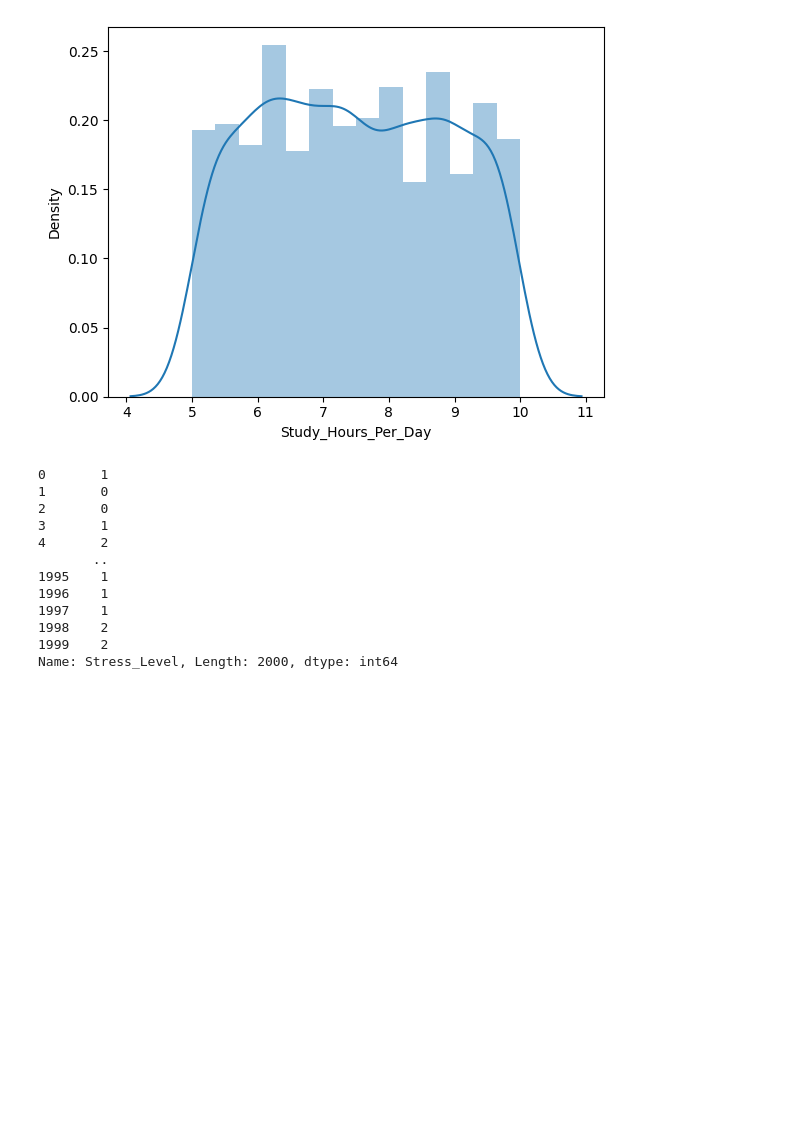
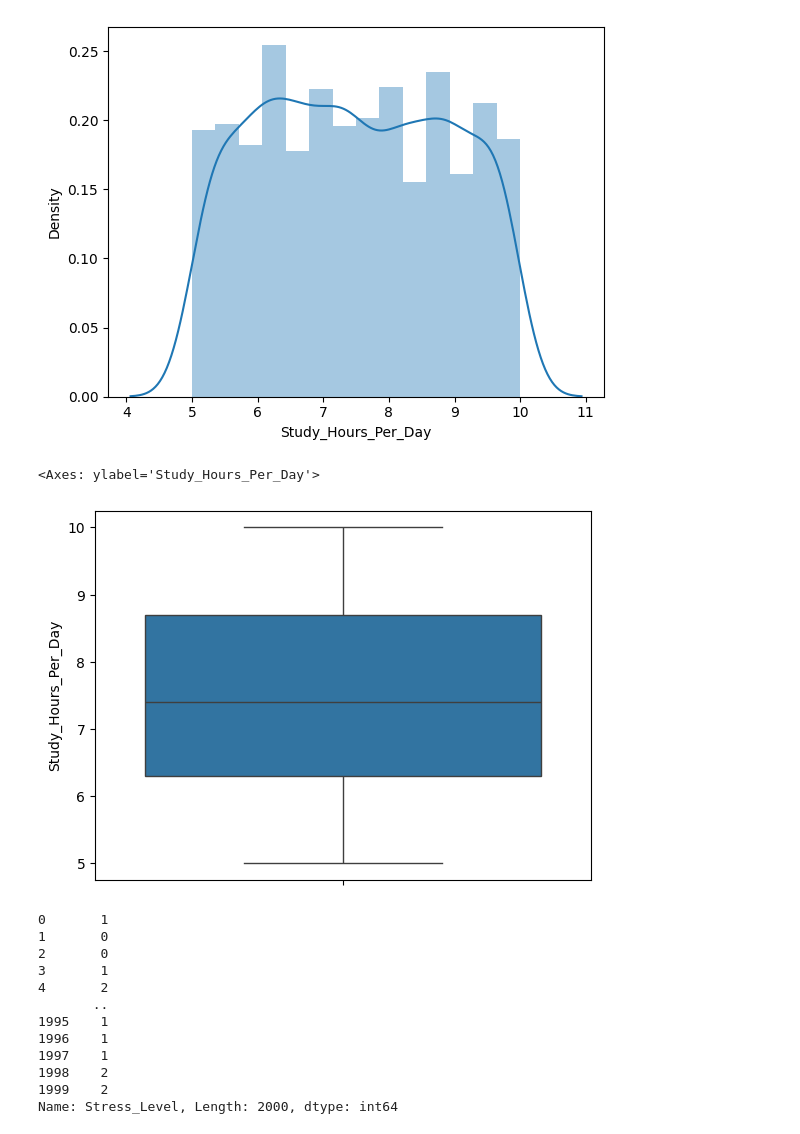
Before and after one commit to shivam-kumar3/Complete-Machine-Learning-NLP-Bootcamp-MLOPS-Deployment, a Jupyter notebook: EDA/EDA.ipynb, the cells around one changed output. Drawn from its saved outputs; the diff is of its cells as text; code cells hidden in the pictures; blank space fills up the shorter version.

```diff
--- a/EDA/EDA.ipynb
+++ b/EDA/EDA.ipynb
@@ -189,3 +191,8 @@ for i in df.columns:
+# %%
+sns.boxplot(df['Study_Hours_Per_Day'])
+# %% [output]
+<Axes: ylabel='Study_Hours_Per_Day'>
+[figure, added]
 # %%
 from sklearn.model_selection import train_test_split
 # %%
```
Also changed, not shown: parts of 1 cell of this notebook, 2 other files.
